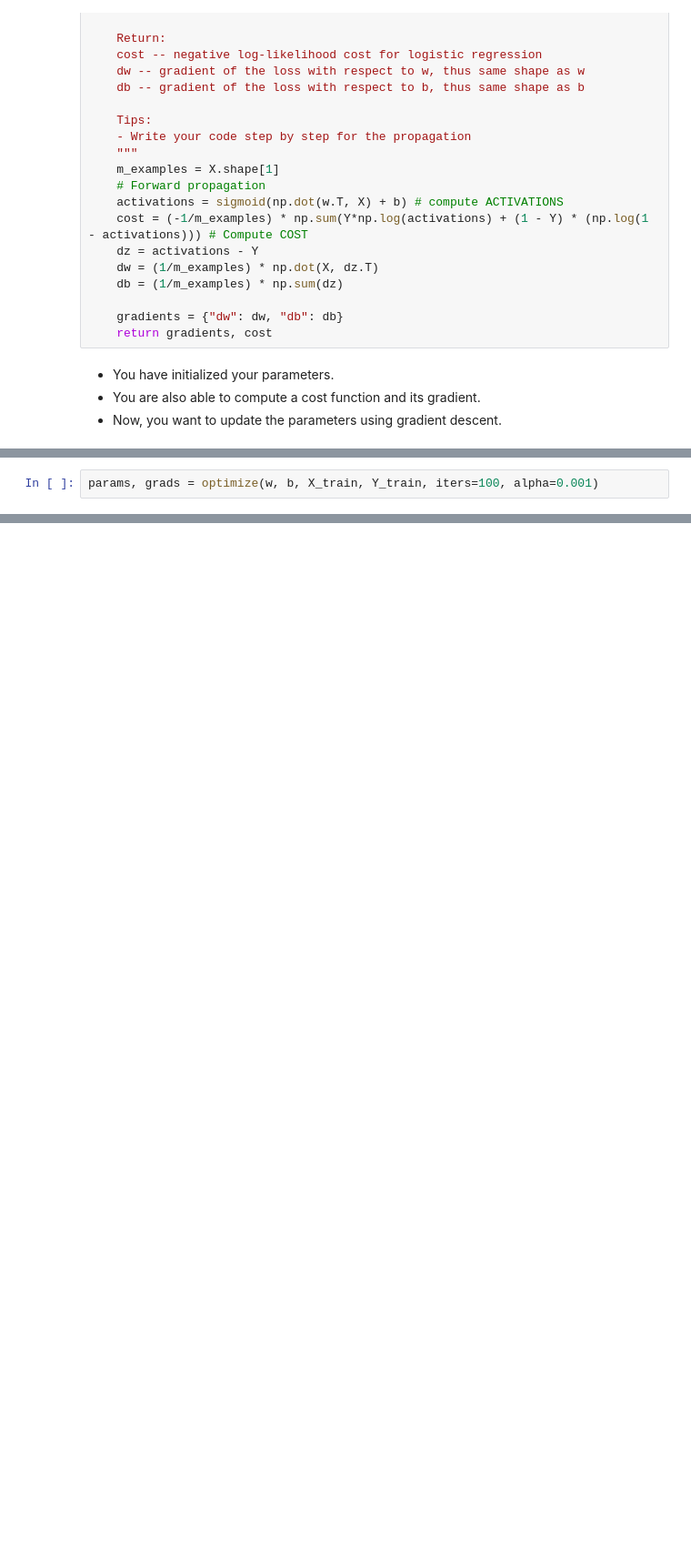
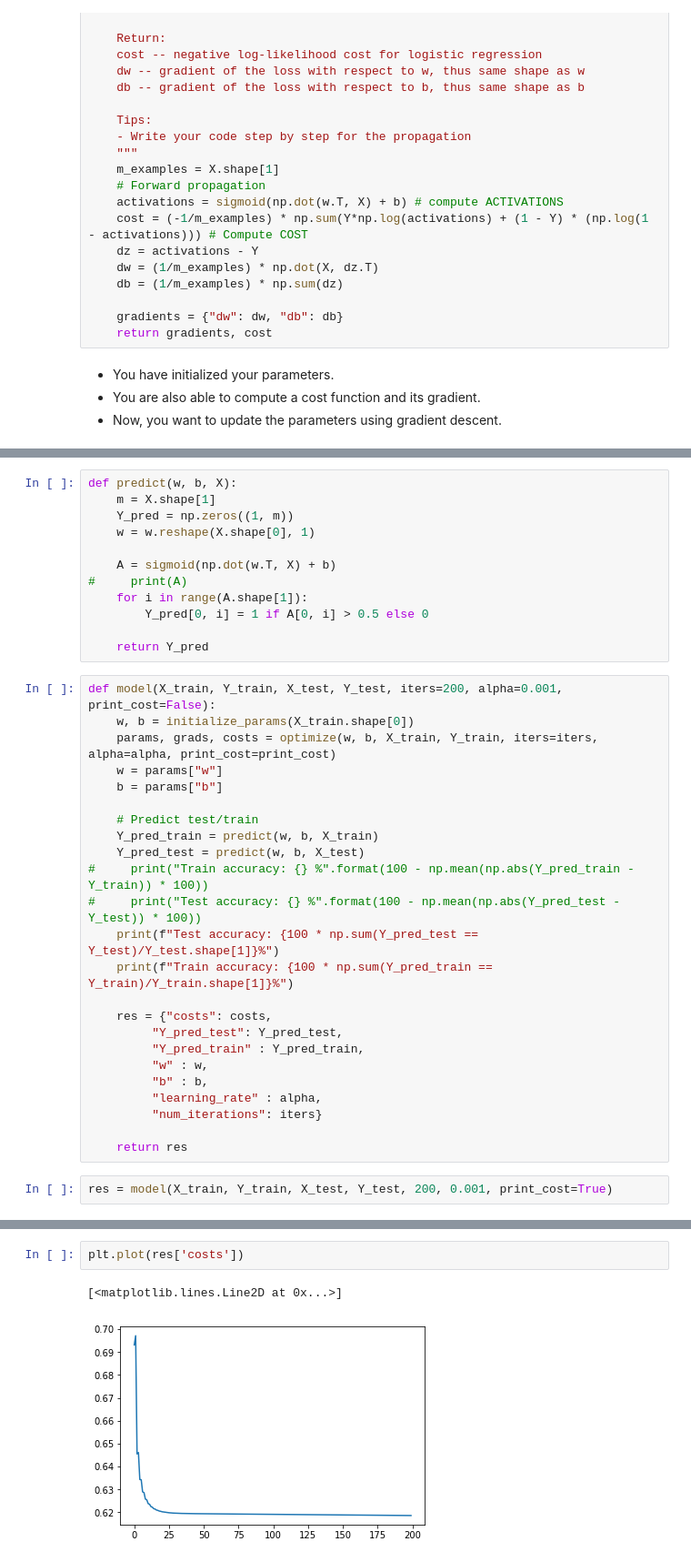
Before and after one commit to dsaharia/Data_Science_Course_Codes, a Jupyter notebook: Neural_Networks/vectorized_logistic.ipynb, the cells around one changed output, grey strips where cells are left out. Shown at 91% size. Drawn from its saved outputs; the diff is of its cells as text; blank space fills up the shorter version.

Commit message:
vectorized implementation done but accuracy is low

```diff
--- a/Neural_Networks/vectorized_logistic.ipynb
+++ b/Neural_Networks/vectorized_logistic.ipynb
@@ -137,2 +148,0 @@ def optimize(w, b, X, Y, iters, alpha, print_cost=False):
-# %%
-params, grads = optimize(w, b, X_train, Y_train, iters=100, alpha=0.001)
@@ -163,0 +149,38 @@ grads
+# %%
+def predict(w, b, X):
+    m = X.shape[1]
+    Y_pred = np.zeros((1, m))
+    w = w.reshape(X.shape[0], 1)
+
+    A = sigmoid(np.dot(w.T, X) + b)
+#     print(A)
+    for i in range(A.shape[1]):
+        Y_pred[0, i] = 1 if A[0, i] > 0.5 else 0
+
+    return Y_pred
+# %%
+def model(X_train, Y_train, X_test, Y_test, iters=200, alpha=0.001, print_cost=False):
+    w, b = initialize_params(X_train.shape[0])
+    params, grads, costs = optimize(w, b, X_train, Y_train, iters=iters, alpha=alpha, print_cost=print_cost)
+    w = params["w"]
+    b = params["b"]
+
+    # Predict test/train
+    Y_pred_train = predict(w, b, X_train)
+    Y_pred_test = predict(w, b, X_test)
+#     print("Train accuracy: {} %".format(100 - np.mean(np.abs(Y_pred_train - Y_train)) * 100))
+#     print("Test accuracy: {} %".format(100 - np.mean(np.abs(Y_pred_test - Y_test)) * 100))
+    print(f"Test accuracy: {100 * np.sum(Y_pred_test == Y_test)/Y_test.shape[1]}%")
+    print(f"Train accuracy: {100 * np.sum(Y_pred_train == Y_train)/Y_train.shape[1]}%")
+
+    res = {"costs": costs,
+         "Y_pred_test": Y_pred_test,
+         "Y_pred_train" : Y_pred_train,
+         "w" : w,
+         "b" : b,
+         "learning_rate" : alpha,
+         "num_iterations": iters}
+
+    return res
+# %%
+res = model(X_train, Y_train, X_test, Y_test, 200, 0.001, print_cost=True)
@@ -163,0 +205,5 @@ grads
+# %%
+plt.plot(res['costs'])
+# %% [output]
+[<matplotlib.lines.Line2D at 0x...>]
+[figure, added]
```
Also changed, not shown: parts of 11 cells of this notebook.
